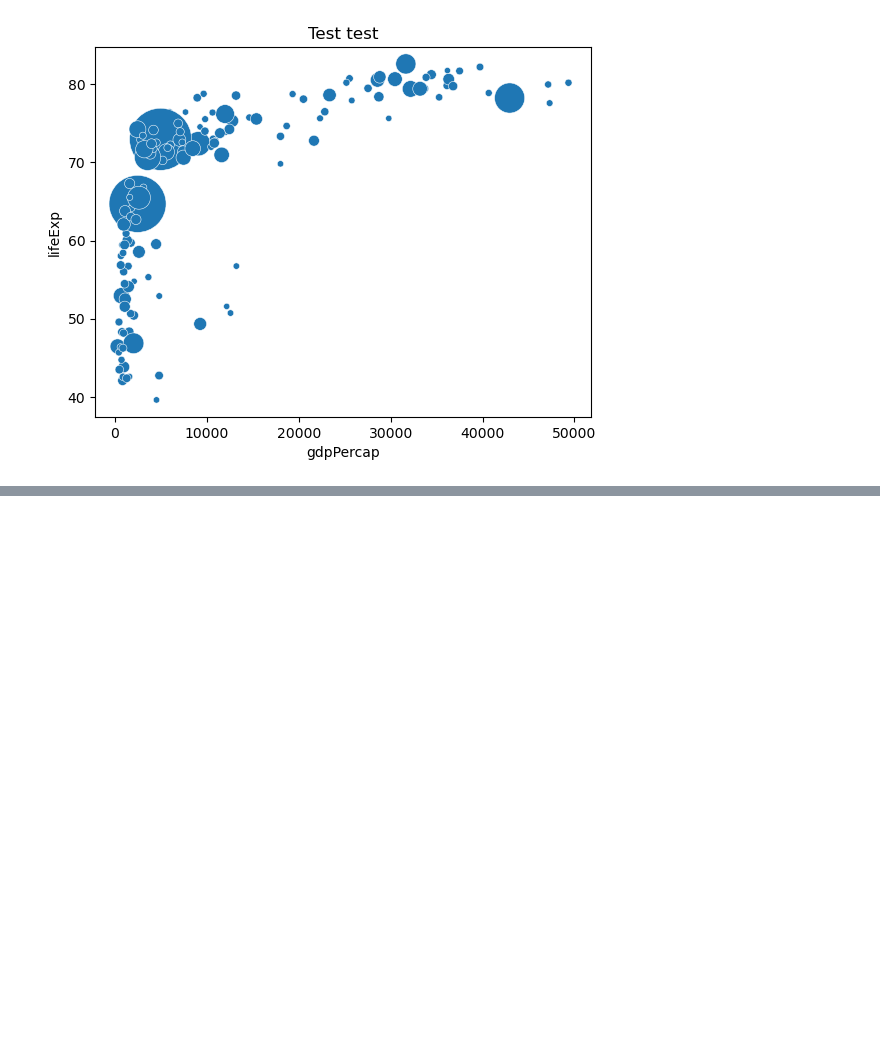
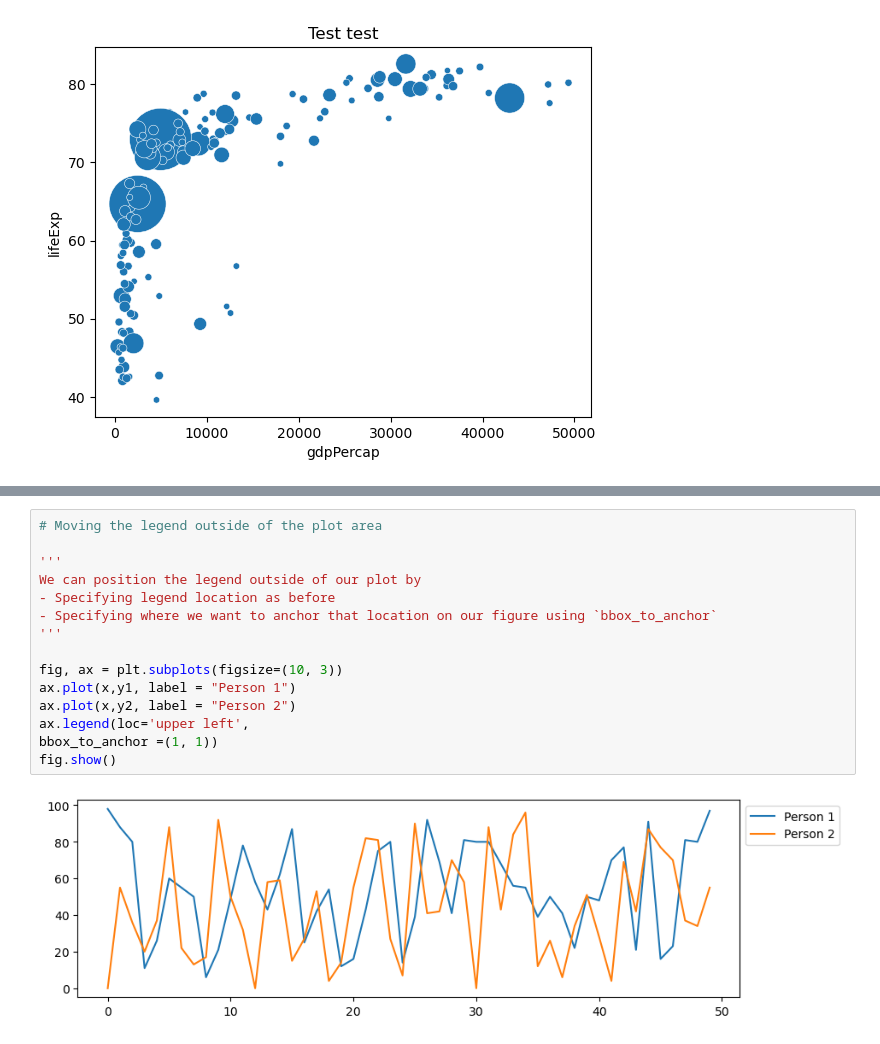
Before and after one commit to CrunchyNumbers/visualization, a Jupyter notebook: 02_activities/assignments/a1_live_coding.ipynb, the cells around one changed output, grey strips where cells are left out. Saved outputs shown, nothing was run; the diff lists cells and outputs as text; blank space fills up the shorter version.

```diff
--- a/02_activities/assignments/a1_live_coding.ipynb
+++ b/02_activities/assignments/a1_live_coding.ipynb
@@ -138,0 +187,17 @@ plt.show()
+# %%
+# Moving the legend outside of the plot area
+
+'''
+We can position the legend outside of our plot by
+- Specifying legend location as before
+- Specifying where we want to anchor that location on our figure using `bbox_to_anchor`
+'''
+
+fig, ax = plt.subplots(figsize=(10, 3))
+ax.plot(x,y1, label = "Person 1")
+ax.plot(x,y2, label = "Person 2")
+ax.legend(loc='upper left',
+bbox_to_anchor =(1, 1))
+fig.show()
+# %% [output]
+[figure, added]
```
Also changed, not shown: parts of 23 cells of this notebook.
